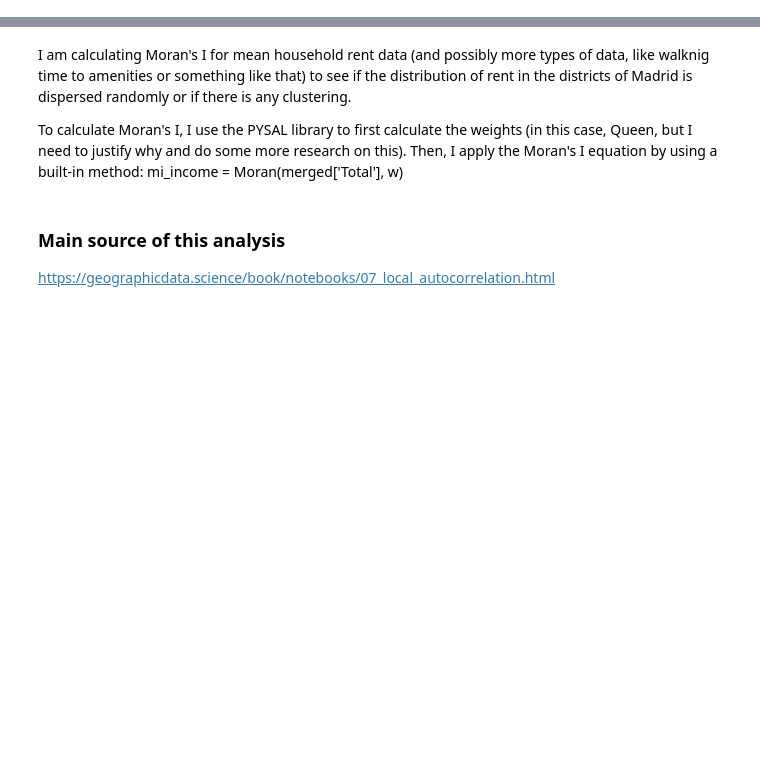
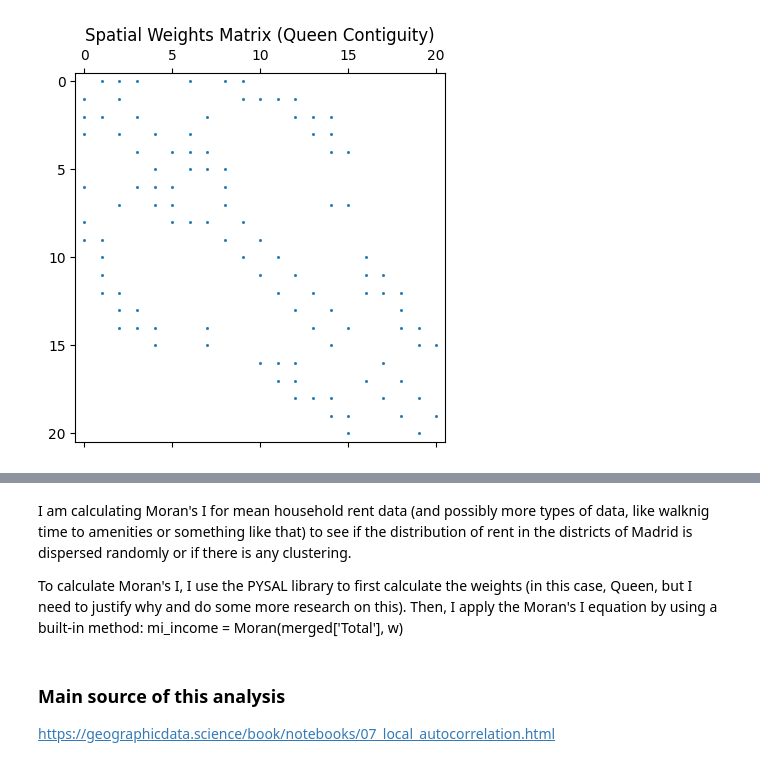
Before and after one commit to carobs9/thesis_project, a Jupyter notebook: segregation_indices/segregation_test.ipynb, the cells around one changed output, grey strips where cells are left out. Cells and saved outputs as stored; diff of their text form; code cells hidden in the pictures; blank space fills up the shorter version.

```diff
--- a/segregation_indices/segregation_test.ipynb
+++ b/segregation_indices/segregation_test.ipynb
@@ -0,0 +41,9 @@
+# %%
+weights_matrix = w.full()[0]  # Extract sparse matrix
+import matplotlib.pyplot as plt
+
+plt.spy(weights_matrix, markersize=1)
+plt.title("Spatial Weights Matrix (Queen Contiguity)")
+plt.show()
+# %% [output]
+[figure, added]
```
Also changed, not shown: parts of 12 cells of this notebook, 6 other files.
